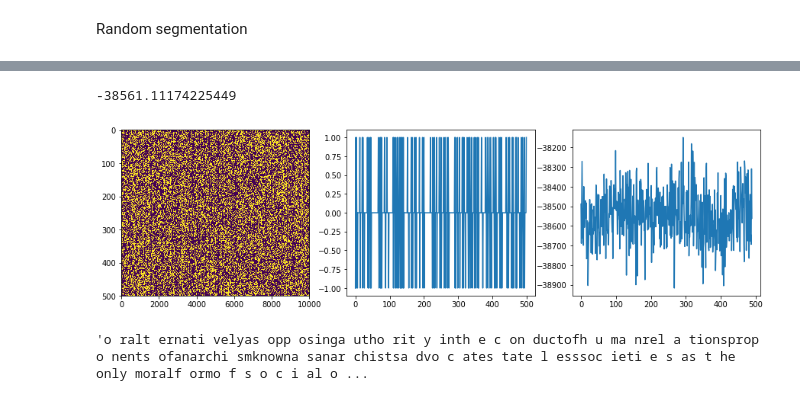
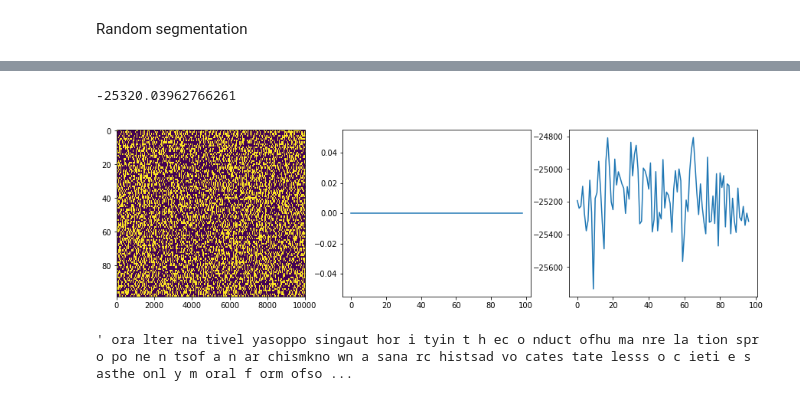
Before and after one commit to darthdeus/npfl097, a Jupyter notebook: Chinese Segmentation assignment.ipynb, the cells around one changed output, grey strips where cells are left out. Saved outputs shown, nothing was run; the diff lists cells and outputs as text; code cells hidden in the pictures.

```diff
--- a/Chinese Segmentation assignment.ipynb
+++ b/Chinese Segmentation assignment.ipynb
@@ -36,9 +31,6 @@ segmentation.plot_results(*results)
-# %%
-segmentation.plot_results(*results)
-# %% [output]
--38561.11174225449
-[figure, removed]
-# %%
-" ".join(segmentation.cut_words(data, results[1]))[:2000]
-# %% [output]
-'o ralt ernati velyas opp osinga utho rit y inth e c on ductofh u ma nrel a tionsprop o nents ofanarchi smknowna sanar chistsa dvo c ates tate l esssoc ieti e s as t he only moralf ormo f s o c i al o ...
+# %%
+model.plot_results()
+# %% [output]
+-25320.03962766261
+[figure, added]
+' ora lter na tivel yasoppo singaut hor i tyin t h ec o nduct ofhu ma nre la tion spr o po ne n tsof a n ar chismkno wn a sana rc histsad vo cates tate lesss o c ieti e s asthe onl y m oral f orm ofso ...
```
Also changed, not shown: parts of 3 cells of this notebook.
